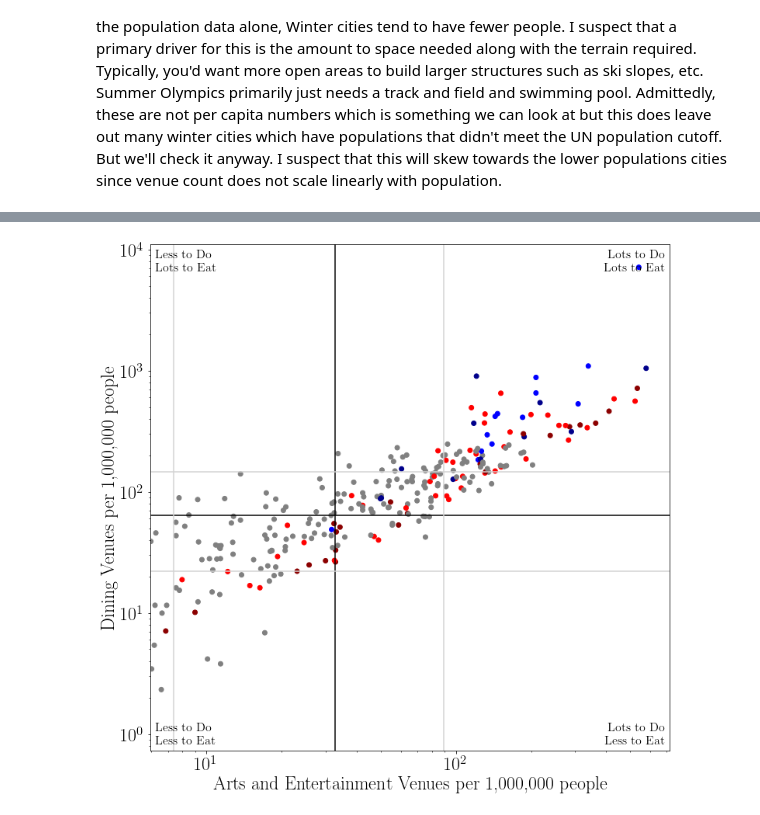
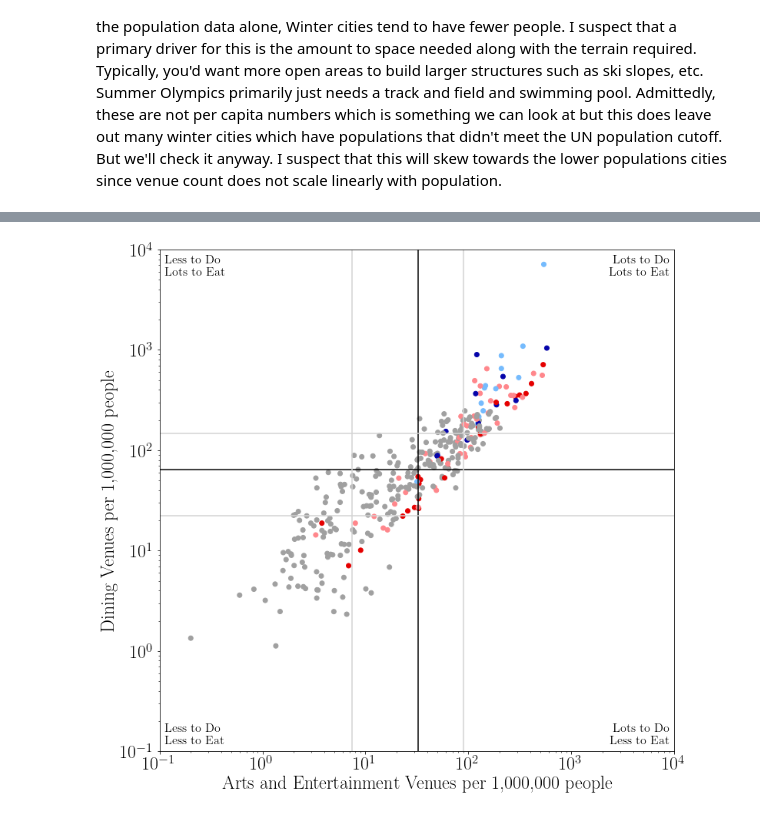
Before and after one commit to jtruong04/Coursera_Capstone, a Jupyter notebook: Capstone.ipynb, the cells around one changed output, grey strips where cells are left out. Cells and saved outputs as stored; diff of their text form; code cells hidden in the pictures.

```diff
--- a/Capstone.ipynb
+++ b/Capstone.ipynb
@@ -341,6 +343,8 @@ Harare, Zimbabwe / Entertainment Food Nightlife Outdoors /   Calls so far:  1788
 # %%
 # Save data since it took a long time to collect
 df_venues.to_csv('venue_data.csv',index=False)
+# %%
+df_venues = pd.read_csv('venue_data.csv')
 # %%
 venue_counts = df_venues.groupby(['Country','City','Venue Category']).count()
 venue_counts.rename(columns={'Venue Name':'Counts'},inplace=True)
@@ -404,7 +408,8 @@ plt.rc("font", size=24)
 matplotlib.rcParams['font.serif'] = "Times New Roman"
 matplotlib.rcParams['font.family'] = "serif"
 rc('text', usetex=True)
-df_final_data['Map_Color']=(df_final_data['Summer'].where(df_final_data['Summer']>0,-df_final_data['Winter'])+2).replace({0:'darkblue',1:'blue',2:'gray',3:'red',4:'darkred'})
+df_final_data['Map_Color']=(df_final_data['Summer'].where(df_final_data['Summer']>0,-df_final_data['Winter'])+2).replace({0:'#0504aa',1:'#75bbfd',2:'#A0A0A0',3:'#ff878c',4:'#e50000'})
+# colors = ['#ff878c','#e50000','#A0A0A0','#75bbfd','#0504aa'] # lightred, red, gray, lightblue, blue
 # %%
 fig, ax = plt.subplots(figsize=(12, 12))
 ax.scatter(
@@ -494,29 +499,29 @@ df_per_capita_venues.describe()
 # %%
 fig, ax = plt.subplots(figsize=(12, 12))
 ax.scatter(
     df_per_capita_venues['Arts And Entertainment'],
     df_per_capita_venues['Food'],
     color = df_per_capita_venues['Map_Color']
 )
 ax.axvline(median_arts[1],color='black')
 ax.axhline(median_food[1],color='black')
 ax.axvline(median_arts[0],color='lightgray')
 ax.axhline(median_food[0],color='lightgray')
 ax.axvline(median_arts[2],color='lightgray')
 ax.axhline(median_food[2],color='lightgray')
 ax.set_xlabel('Arts and Entertainment Venues per 1,000,000 people')
 ax.set_ylabel('Dining Venues per 1,000,000 people')
 ax.text(0.99,0.99,'Lots to Do\nLots to Eat',transform=ax.transAxes,ha='right',va='top', size=16)
 ax.text(0.99,0.01,'Lots to Do\nLess to Eat',transform=ax.transAxes,ha='right',va='bottom', size=16)
 ax.text(0.01,0.99,'Less to Do\nLots to Eat',transform=ax.transAxes,ha='left',va='top', size=16)
 ax.text(0.01,0.01,'Less to Do\nLess to Eat',transform=ax.transAxes,ha='left',va='bottom', size=16)
 ax.set_xscale('log')
 ax.set_yscale('log')
-# ax.set_xlim([0,1])
-# ax.set_ylim([0,1])
+ax.set_xlim([0.1,10000])
+ax.set_ylim([0.1,10000])
 plt.show()
 # %% [output]
-[figure, old version]
+[figure, new version]
 # %%
 fig, ax = plt.subplots(figsize=(12, 12))
 ax.scatter(
```
Also changed, not shown: parts of 16 cells of this notebook, 1 other file.
